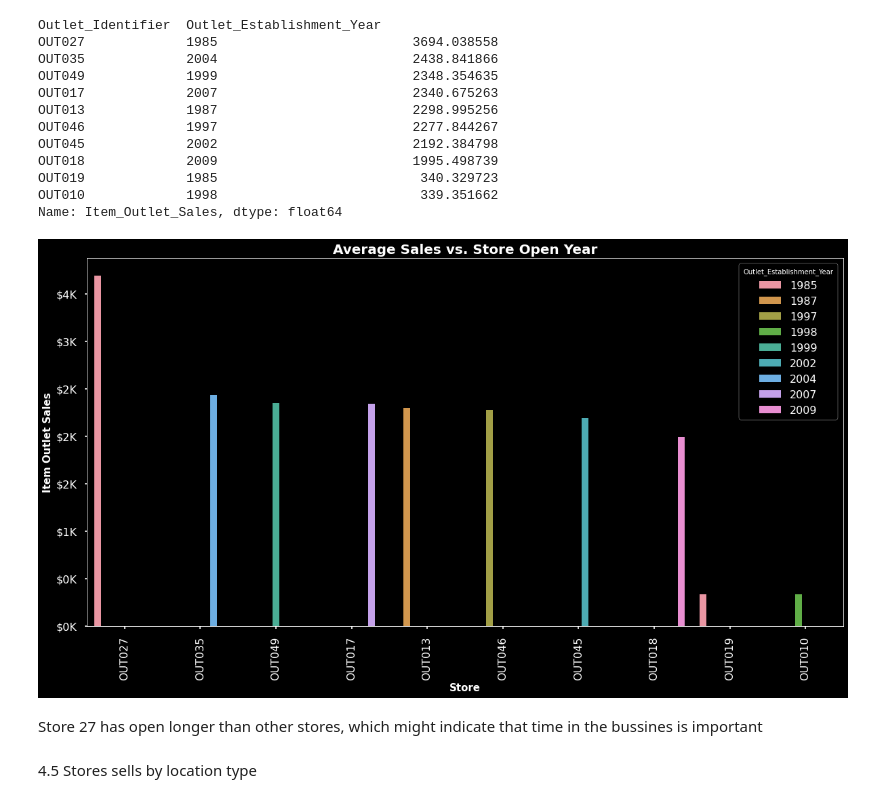
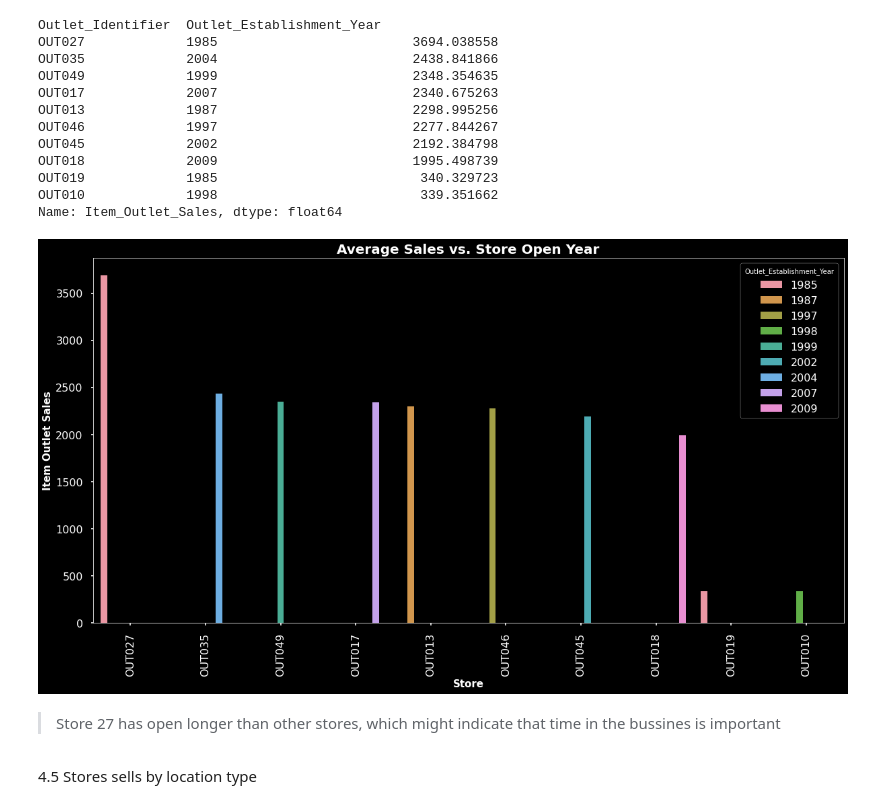
Before and after one commit to pylabview/sales-predicctions, a Jupyter notebook: DS_Sales_Predicctions_Final.ipynb, the cells around one changed output. Saved outputs shown, nothing was run; the diff lists cells and outputs as text; code cells hidden in the pictures.

```diff
--- a/DS_Sales_Predicctions_Final.ipynb
+++ b/DS_Sales_Predicctions_Final.ipynb
@@ -680,23 +791,15 @@ Name: Item_Outlet_Sales, dtype: float64
 # %%
 fig, ax = plt.subplots(figsize=(20,10))
 
 ax = sns.barplot(data=df,x='Outlet_Identifier', y = 'Item_Outlet_Sales', order = store_means.index, ci = None, hue = 'Outlet_Establishment_Year')
 plt.xticks(rotation = 90)
 ax.set_title('Average Sales vs. Store Open Year', fontsize = 20, fontweight = 'bold');
 ax.set_xlabel('Store', fontsize = 15, fontweight = 'bold')
 ax.set_ylabel('Item Outlet Sales', fontsize = 15, fontweight = 'bold');
-
-def hundred_k(x,pos):
-  """function for use with matplotlib FuncFormatter - formats money in millions"""
-  return f'${x*1e-3:,.0f}K'
-
-price_fmt_100k = FuncFormatter(hundred_k)
-
-ax.yaxis.set_major_formatter(price_fmt_100k)
 # %% [output]
-[figure, old version]
+[figure, new version]
 # %% [markdown]
-Store 27 has open longer than other stores, which might indicate that time in the bussines is important
+>Store 27 has open longer than other stores, which might indicate that time in the bussines is important
 # %% [markdown]
 4.5 Stores sells by location type
 # %%
```
Also changed, not shown: parts of 35 cells of this notebook.
